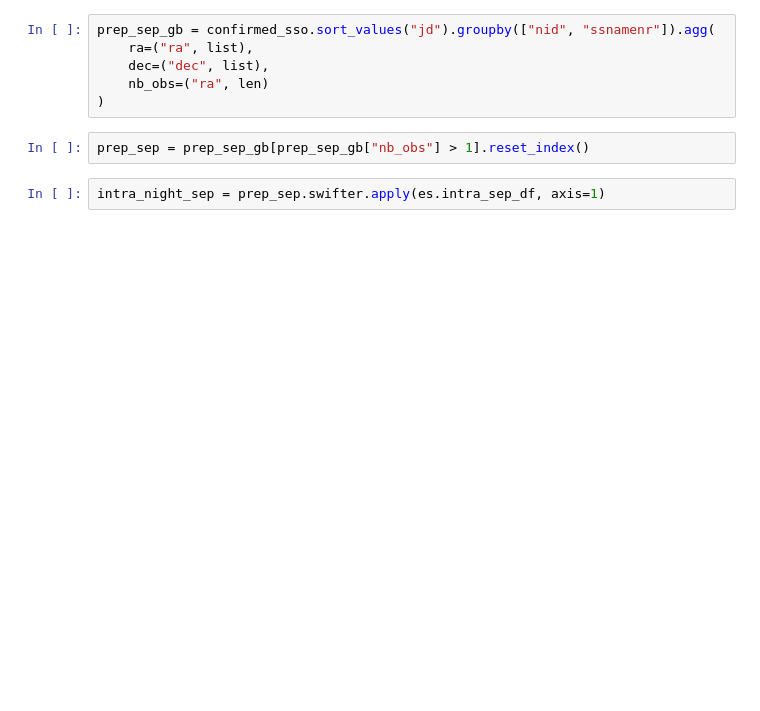
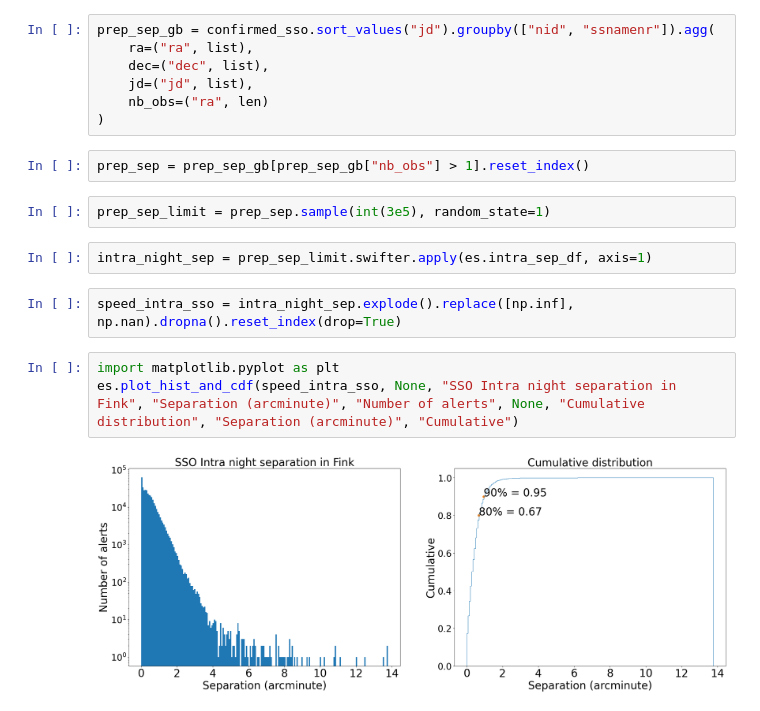
Before and after one commit to FusRoman/fink-fat, a Jupyter notebook: notebook/parameters_selection/speed_study.ipynb, the cells around one changed output. Cells and saved outputs as stored; diff of their text form; blank space fills up the shorter version.

```diff
--- a/notebook/parameters_selection/speed_study.ipynb
+++ b/notebook/parameters_selection/speed_study.ipynb
@@ -40,9 +40,19 @@ es.plot_hist_and_cdf(speed_sso, None, "SSO Speed in Fink", "Speed (deg/day)", "N
 prep_sep_gb = confirmed_sso.sort_values("jd").groupby(["nid", "ssnamenr"]).agg(
     ra=("ra", list),
     dec=("dec", list),
+    jd=("jd", list),
     nb_obs=("ra", len)
 )
 # %%
 prep_sep = prep_sep_gb[prep_sep_gb["nb_obs"] > 1].reset_index()
+# %%
+prep_sep_limit = prep_sep.sample(int(3e5), random_state=1)
 # %%
-intra_night_sep = prep_sep.swifter.apply(es.intra_sep_df, axis=1)
+intra_night_sep = prep_sep_limit.swifter.apply(es.intra_sep_df, axis=1)
+# %%
+speed_intra_sso = intra_night_sep.explode().replace([np.inf], np.nan).dropna().reset_index(drop=True)
+# %%
+import matplotlib.pyplot as plt
+es.plot_hist_and_cdf(speed_intra_sso, None, "SSO Intra night separation in Fink", "Separation (arcminute)", "Number of alerts", None, "Cumulative distribution", "Separation (arcminute)", "Cumulative")
+# %% [output]
+[figure, added]
```
Also changed, not shown: parts of 2 cells of this notebook, 6 other files.
